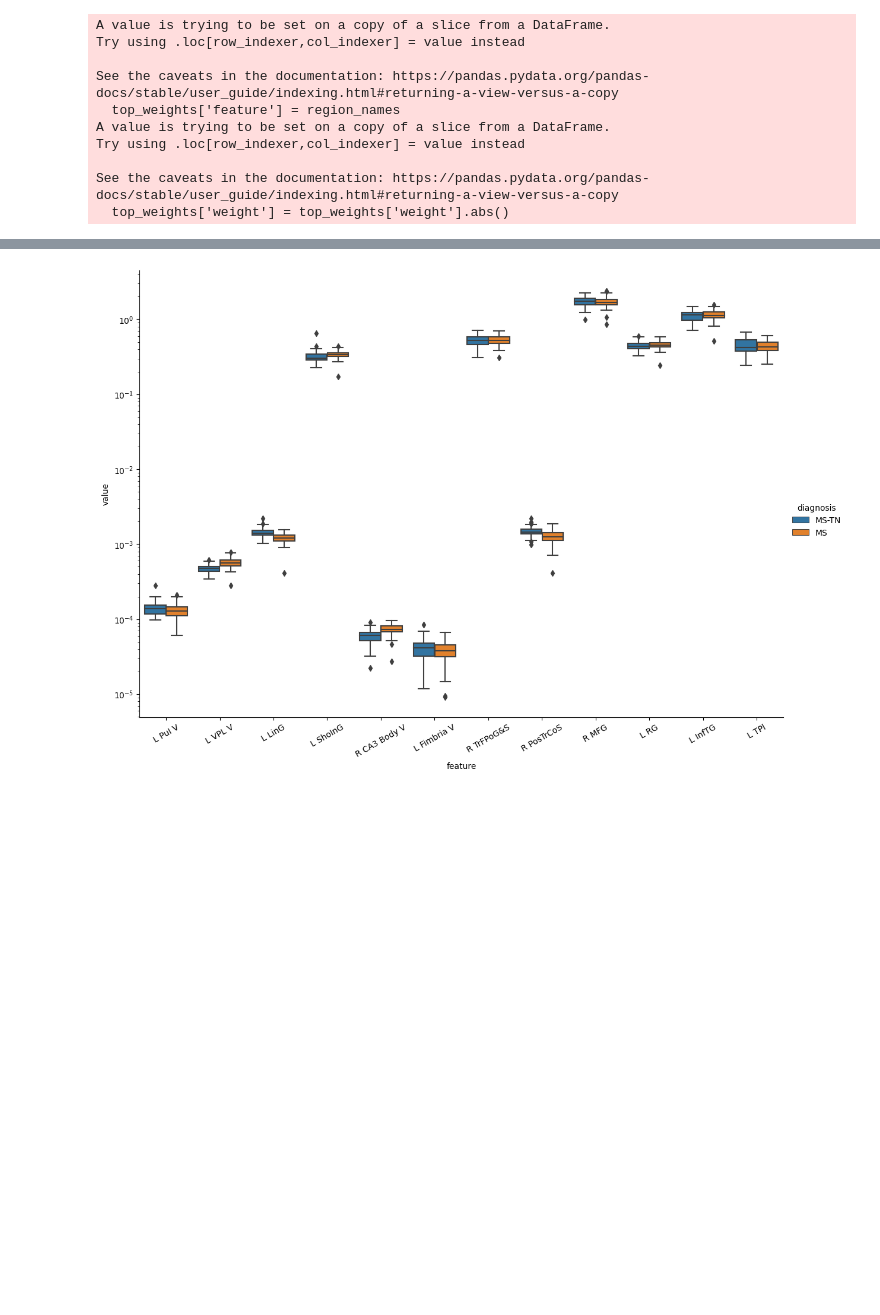
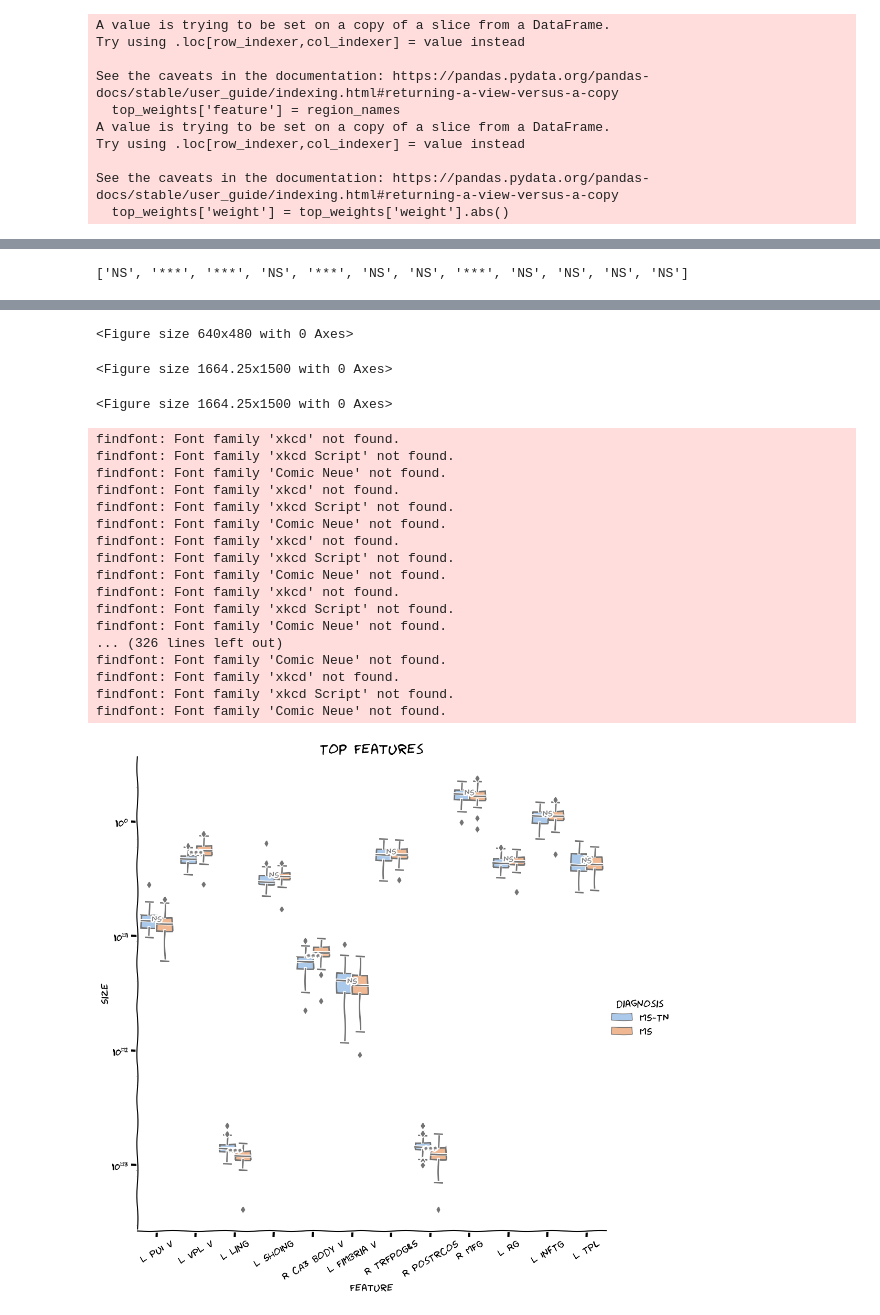
Before and after one commit to latypovt/MSTN_GM, a Jupyter notebook: graphs.ipynb, the cells around one changed output, grey strips where cells are left out. Saved outputs shown, nothing was run; the diff lists cells and outputs as text; code cells hidden in the pictures; blank space fills up the shorter version.

```diff
--- a/graphs.ipynb
+++ b/graphs.ipynb
@@ -30,6 +30,10 @@ important_features = important_features.rename(columns={'Unnamed: 0': 'feature'}
 top_features = important_features[important_features['importance'] >= 5]
 top_features = top_features['feature'].tolist()
 
+# top features' importance list
+top_features_importance = important_features[important_features['importance'] >= 5]
+top_features_importance = top_features_importance['importance'].tolist()
+
 # reading LUT
 region_names = np.array(list([feature_names[feature] for feature in important_features['feature']]))
 
@@ -206,11 +209,15 @@ findfont: Font family 'Comic Neue' not found.
 
 top_features_dataframe = ml_dataframe[top_features]
 top_features_dataframe['diagnosis'] = ml_dataframe['diagnosis']
+
+# calculate mean for each column and put in list
+means = []
+for i, _ in enumerate(top_features):
+    means.append(top_features_dataframe.mean()[top_features[i]])
+
+# melt and organize dataframe
 top_features_dataframe = top_features_dataframe.melt(id_vars=['diagnosis'], var_name='feature', value_name='value').fillna(0)
 top_features_dataframe['feature'] = [feature_names[feature] for feature in top_features_dataframe['feature']]
-
-
-print(top_features_dataframe)
 
 # set up groups for t-test
 ms_dataframe = ml_dataframe[ml_dataframe['diagnosis'] == 'MS']
@@ -255,18 +249,41 @@ for feature in top_features:
 # correct p-values for multiple tests
 
 rejected_pval, p_corrected = fdrcorrection(p_vals, alpha=0.05, method='indep')
+
 # replace rejected p-values with "NS"
-
 for i in range(len(p_corrected)):
     if rejected_pval[i] == False:
         p_corrected[i] = 1
     else:
         p_corrected[i] = p_corrected[i]
+
+# save p_corrected to a csv
+p_corrected_df = pd.DataFrame(p_corrected, columns=['p_corrected'])
+p_corrected_df['feature'] = top_features
+p_corrected_df.to_csv('out/p_corrected.csv')
+
+p_corrected_df['p_corrected'] = ['NS' if p_corrected == 1 else '*' if p_corrected > 0.01
+                                 else '**' if p_corrected > 0.001 else '***' for p_corrected in p_corrected_df['p_corrected']]
+
+p_values_codes = p_corrected_df['p_corrected'].tolist()
+
+print(p_values_codes)
+# %% [output]
+['NS', '***', '***', 'NS', '***', 'NS', 'NS', '***', 'NS', 'NS', 'NS', 'NS']
 # %%
 # plotting the values of the top predictors
 
-sns.catplot(data=top_features_dataframe, kind="box", x="feature", y="value", hue="diagnosis", height=8.27, aspect=11.7/8.27)
-plt.xticks(rotation=30)
-plt.yscale('log')
-plt.show()
+with plt.xkcd():
+    sns.catplot(data=top_features_dataframe, kind="box", x="feature", y="value", hue="diagnosis", height=10, aspect=1, palette="pastel")
+    plt.xticks(rotation=30)
+    # add text labels corresponding to top_features_importance at each of the means
+    for i,_ in enumerate(top_features):
+        plt.text(x=i, y=(means[i]), s=p_values_codes[i], color='gray', ha="center", fontsize=12)
+    plt.yscale('log')
+    plt.xlabel('Feature')
+    plt.ylabel('Size')
+    plt.title('Top Features', size=20)
+    plt.savefig('out/top_feature_values.png', dpi=300, bbox_inches='tight')
+    plt.show()
+    plt.clf()
 # %% [output]
@@ -274 +307,21 @@ plt.show()
+<Figure size 640x480 with 0 Axes>
+<Figure size 1664.25x1500 with 0 Axes>
+<Figure size 1664.25x1500 with 0 Axes>
+findfont: Font family 'xkcd' not found.
+findfont: Font family 'xkcd Script' not found.
+findfont: Font family 'Comic Neue' not found.
+findfont: Font family 'xkcd' not found.
+findfont: Font family 'xkcd Script' not found.
+findfont: Font family 'Comic Neue' not found.
+findfont: Font family 'xkcd' not found.
+findfont: Font family 'xkcd Script' not found.
+findfont: Font family 'Comic Neue' not found.
+findfont: Font family 'xkcd' not found.
+findfont: Font family 'xkcd Script' not found.
+findfont: Font family 'Comic Neue' not found.
+... (326 lines left out)
+findfont: Font family 'Comic Neue' not found.
+findfont: Font family 'xkcd' not found.
+findfont: Font family 'xkcd Script' not found.
+findfont: Font family 'Comic Neue' not found.
-[figure, old version]
+[figure, new version]
```
Also changed, not shown: parts of 4 cells of this notebook, 10 other files.
